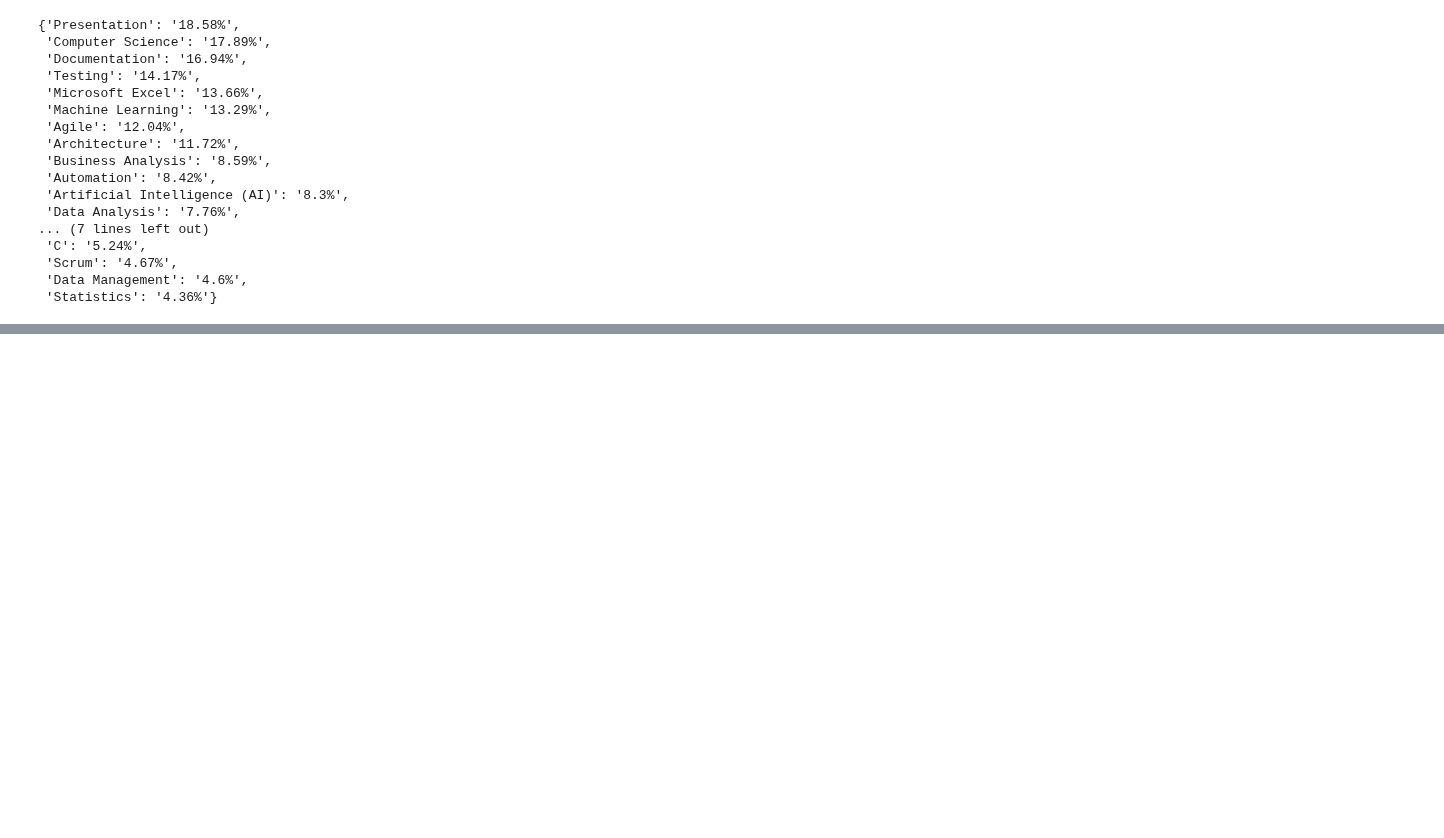
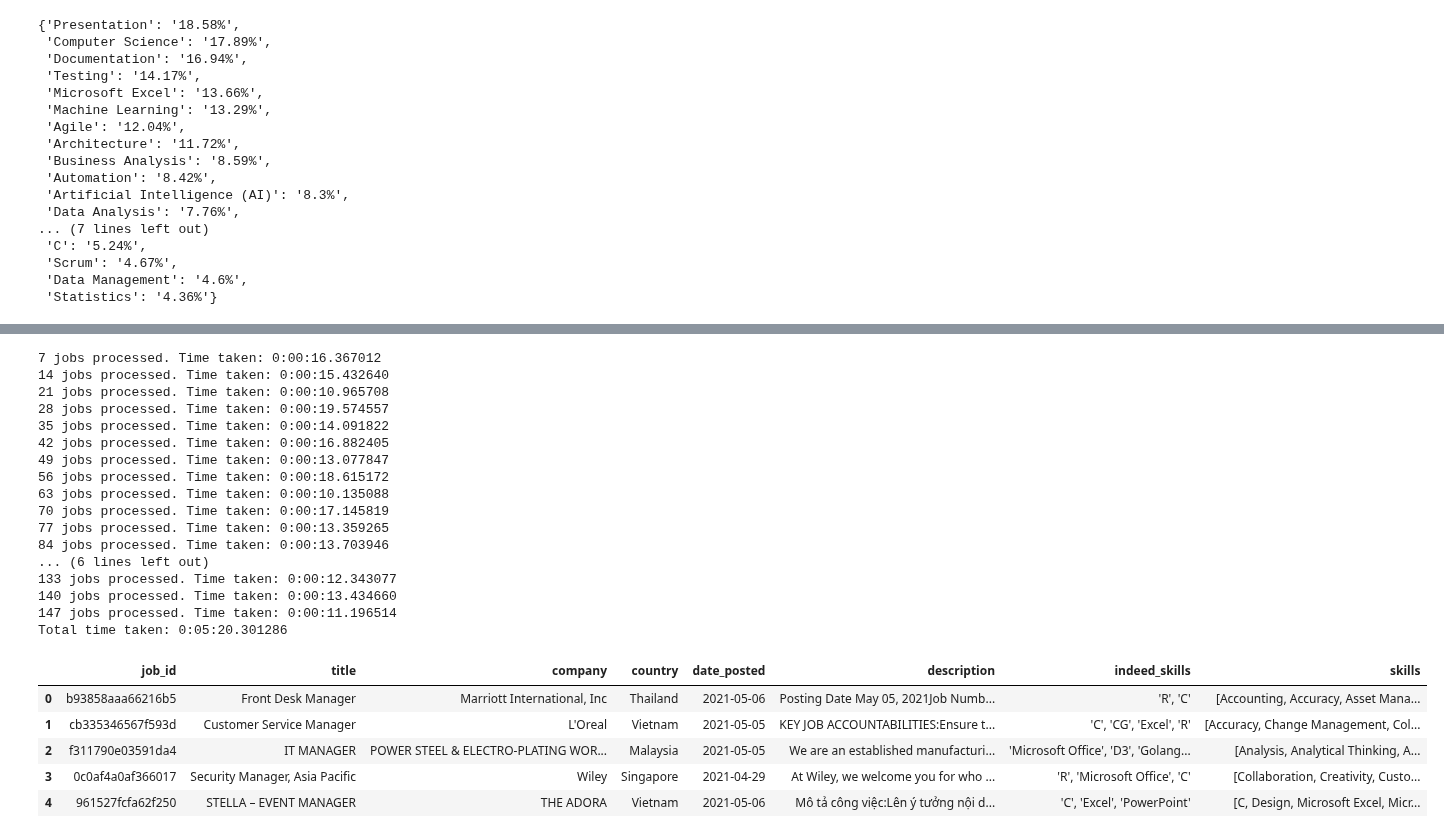
Before and after one commit to binxuankong/skills-ontology-project, a Jupyter notebook: Data Science Managerial Roles.ipynb, the cells around one changed output, grey strips where cells are left out. Cells and saved outputs as stored; diff of their text form; code cells hidden in the pictures; blank space fills up the shorter version.

```diff
--- a/Data Science Managerial Roles.ipynb
+++ b/Data Science Managerial Roles.ipynb
@@ -52,6 +52,7 @@ def extract_skills_all(df):
         keep_skills.sort()
         # ignore_skills.sort()
         job_info_list.append({
+            'job_id': job['Job_ID'],
             'title': job['Job_Title'],
             'company': job['Company'],
             'country': job['Country'],
@@ -294,0 +334,27 @@ df_mlej.to_csv('indeed-insights/machine_learning_engineer_managers.csv', index=F
+# %%
+df_m2j = extract_skills_all(df_m2)
+df_m2j.head()
+# %% [output]
+7 jobs processed. Time taken: 0:00:16.367012
+14 jobs processed. Time taken: 0:00:15.432640
+21 jobs processed. Time taken: 0:00:10.965708
+28 jobs processed. Time taken: 0:00:19.574557
+35 jobs processed. Time taken: 0:00:14.091822
+42 jobs processed. Time taken: 0:00:16.882405
+49 jobs processed. Time taken: 0:00:13.077847
+56 jobs processed. Time taken: 0:00:18.615172
+63 jobs processed. Time taken: 0:00:10.135088
+70 jobs processed. Time taken: 0:00:17.145819
+77 jobs processed. Time taken: 0:00:13.359265
+84 jobs processed. Time taken: 0:00:13.703946
+... (6 lines left out)
+133 jobs processed. Time taken: 0:00:12.343077
+140 jobs processed. Time taken: 0:00:13.434660
+147 jobs processed. Time taken: 0:00:11.196514
+Total time taken: 0:05:20.301286
+|  | job_id | title | company | country | date_posted | description | indeed_skills | skills |
+| 0 | b93858aaa66216b5 | Front Desk Manager | Marriott International, Inc | Thailand | 2021-05-06 | Posting Date May 05, 2021Job Numb... | 'R', 'C' | [Accounting, Accuracy, Asset Mana... |
+| 1 | cb335346567f593d | Customer Service Manager | L'Oreal | Vietnam | 2021-05-05 | KEY JOB ACCOUNTABILITIES:Ensure t... | 'C', 'CG', 'Excel', 'R' | [Accuracy, Change Management, Col... |
+| 2 | f311790e03591da4 | IT MANAGER | POWER STEEL & ELECTRO-PLATING WOR... | Malaysia | 2021-05-05 | We are an established manufacturi... | 'Microsoft Office', 'D3', 'Golang... | [Analysis, Analytical Thinking, A... |
+| 3 | 0c0af4a0af366017 | Security Manager, Asia Pacific | Wiley | Singapore | 2021-04-29 | At Wiley, we welcome you for who ... | 'R', 'Microsoft Office', 'C' | [Collaboration, Creativity, Custo... |
+| 4 | 961527fcfa62f250 | STELLA – EVENT MANAGER | THE ADORA | Vietnam | 2021-05-06 | Mô tả công việc:Lên ý tưởng nội d... | 'C', 'Excel', 'PowerPoint' | [C, Design, Microsoft Excel, Micr... |
```
Also changed, not shown: parts of 13 cells of this notebook, 1 other file.
